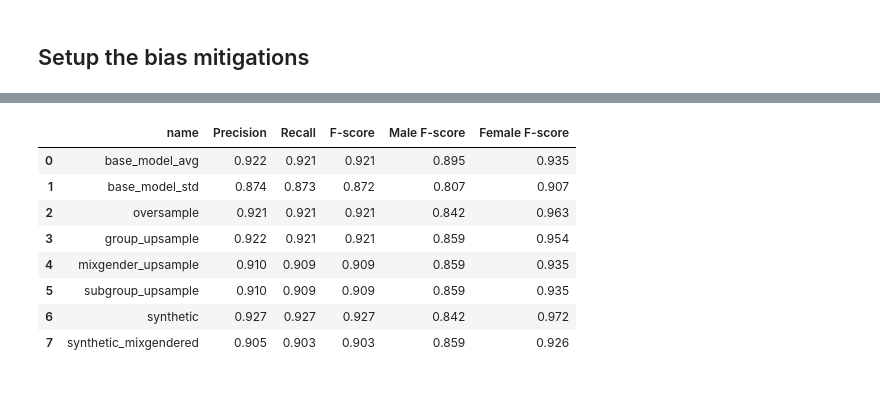
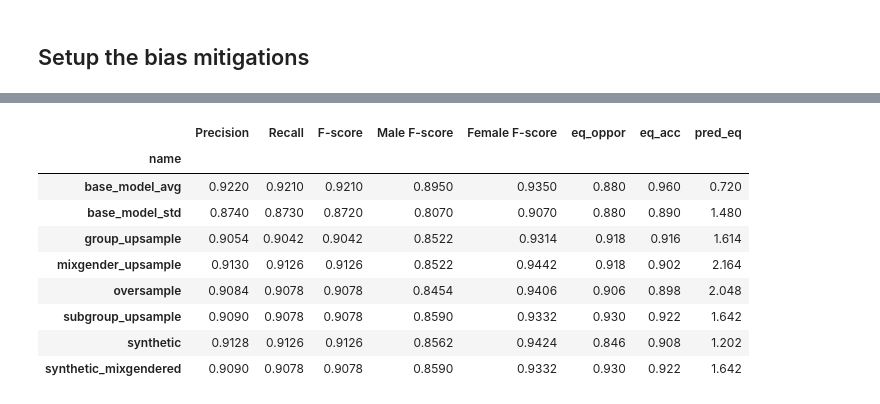
Before and after one commit to StanMey/Master_thesis_DVlog, a Jupyter notebook: notebooks/mixfeat_experiments.ipynb, the cells around one changed output, grey strips where cells are left out. Saved outputs shown, nothing was run; the diff lists cells and outputs as text; code cells hidden in the pictures.

```diff
--- a/notebooks/mixfeat_experiments.ipynb
+++ b/notebooks/mixfeat_experiments.ipynb
@@ -176,6 +178,7 @@ def evaluate_model(y_true, y_pred, protected):
     w_precision, w_recall, w_fscore, _ = precision_recall_fscore_support(y_true, y_pred, average="weighted")
 
     # calculate the fairness metrics
+    eq_oppor, eq_acc, pred_equal, _, _ = calculate_fairness_measures(y_true, y_pred, protected, unprivileged='m')
 
     # eq_oppor, eq_acc, fairl_eq_odds, unpriv_stats, priv_stats = calculate_fairness_measures(y_true, y_pred, protected, 'm')
     gender_metrics = calculate_gender_performance_measures(y_true, y_pred, protected)
@@ -186,12 +189,9 @@ def evaluate_model(y_true, y_pred, protected):
         "fscore": w_fscore,
         f"{gender_metrics[0][0]}_fscore": gender_metrics[0][3],
         f"{gender_metrics[1][0]}_fscore": gender_metrics[1][3],
-        }
-        # "fairness": {
-        #     "fairl_eq_odds": fairl_eq_odds,
-        #     "eq_oppor": eq_oppor,
-        #     "eq_acc": eq_acc,
-        # }}
+        "eq_oppor": eq_oppor,
+        "eq_acc": eq_acc,
+        "pred_eq": pred_equal}
     return measure_dict
 # %%
 # evaulate this model on the test set
@@ -269,27 +281,31 @@ Processing: synthetic_mixgendered
 # %%
 # Extract data into a structured format
 extracted_data = []
 for name, result in results:
     data = {
         "name": name,
         "Precision": np.round(result["precision"], 3),
         "Recall": np.round(result["recall"], 3),
         "F-score": np.round(result["fscore"], 3),
         "Male F-score": np.round(result["m_fscore"], 3),
         "Female F-score": np.round(result["f_fscore"], 3),
+        "eq_oppor": np.round(result["eq_oppor"], 2),
+        "eq_acc": np.round(result["eq_acc"], 2),
+        "pred_eq": np.round(result["pred_eq"], 2)
     }
     extracted_data.append(data)
 
 # Convert the list of dictionaries to a pandas DataFrame and display it
 df = pd.DataFrame(extracted_data)
-df
+df.groupby("name").mean()
 # %% [output]
-|  | name | Precision | Recall | F-score | Male F-score | Female F-score |
-| 0 | base_model_avg | 0.922 | 0.921 | 0.921 | 0.895 | 0.935 |
-| 1 | base_model_std | 0.874 | 0.873 | 0.872 | 0.807 | 0.907 |
-| 2 | oversample | 0.921 | 0.921 | 0.921 | 0.842 | 0.963 |
-| 3 | group_upsample | 0.922 | 0.921 | 0.921 | 0.859 | 0.954 |
-| 4 | mixgender_upsample | 0.910 | 0.909 | 0.909 | 0.859 | 0.935 |
-| 5 | subgroup_upsample | 0.910 | 0.909 | 0.909 | 0.859 | 0.935 |
-| 6 | synthetic | 0.927 | 0.927 | 0.927 | 0.842 | 0.972 |
-| 7 | synthetic_mixgendered | 0.905 | 0.903 | 0.903 | 0.859 | 0.926 |
+|  | Precision | Recall | F-score | Male F-score | Female F-score | eq_oppor | eq_acc | pred_eq |
+| name |  |  |  |  |  |  |  |  |
+| base_model_avg | 0.9220 | 0.9210 | 0.9210 | 0.8950 | 0.9350 | 0.880 | 0.960 | 0.720 |
+| base_model_std | 0.8740 | 0.8730 | 0.8720 | 0.8070 | 0.9070 | 0.880 | 0.890 | 1.480 |
+| group_upsample | 0.9054 | 0.9042 | 0.9042 | 0.8522 | 0.9314 | 0.918 | 0.916 | 1.614 |
+| mixgender_upsample | 0.9130 | 0.9126 | 0.9126 | 0.8522 | 0.9442 | 0.918 | 0.902 | 2.164 |
+| oversample | 0.9084 | 0.9078 | 0.9078 | 0.8454 | 0.9406 | 0.906 | 0.898 | 2.048 |
+| subgroup_upsample | 0.9090 | 0.9078 | 0.9078 | 0.8590 | 0.9332 | 0.930 | 0.922 | 1.642 |
+| synthetic | 0.9128 | 0.9126 | 0.9126 | 0.8562 | 0.9424 | 0.846 | 0.908 | 1.202 |
+| synthetic_mixgendered | 0.9090 | 0.9078 | 0.9078 | 0.8590 | 0.9332 | 0.930 | 0.922 | 1.642 |
```
Also changed, not shown: parts of 4 cells of this notebook.
